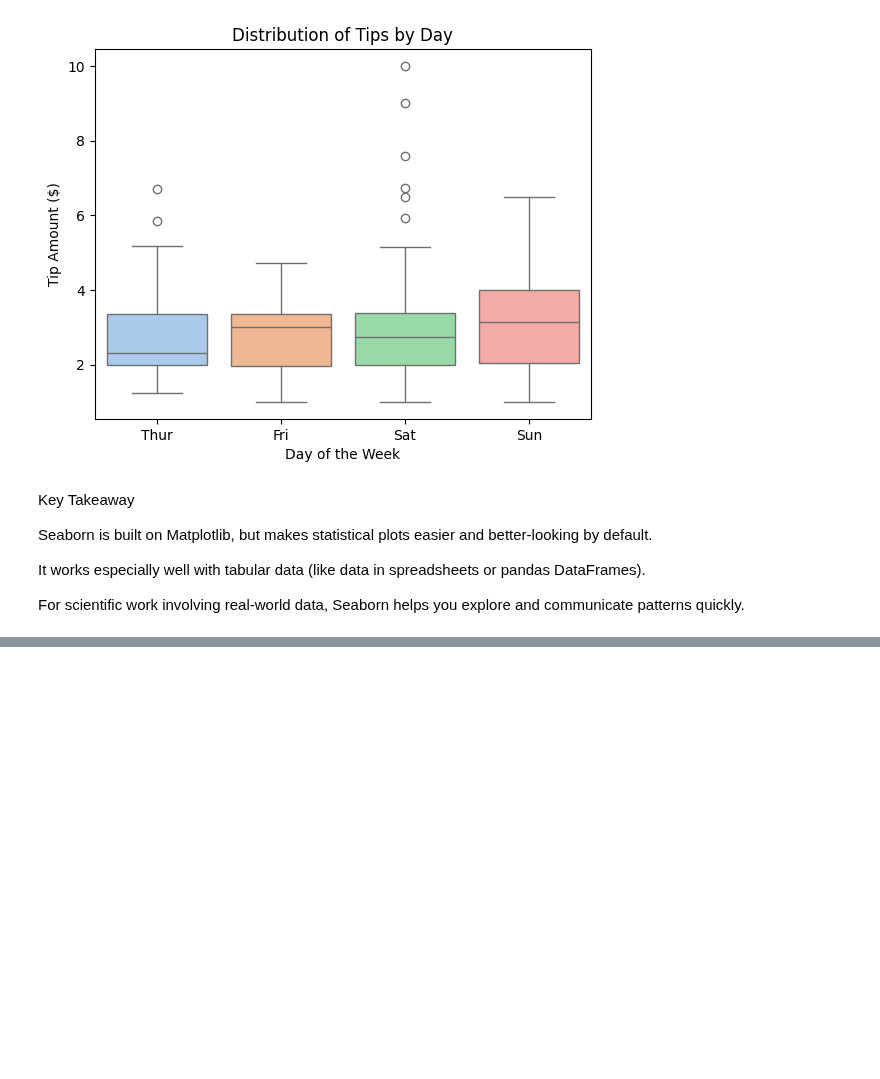
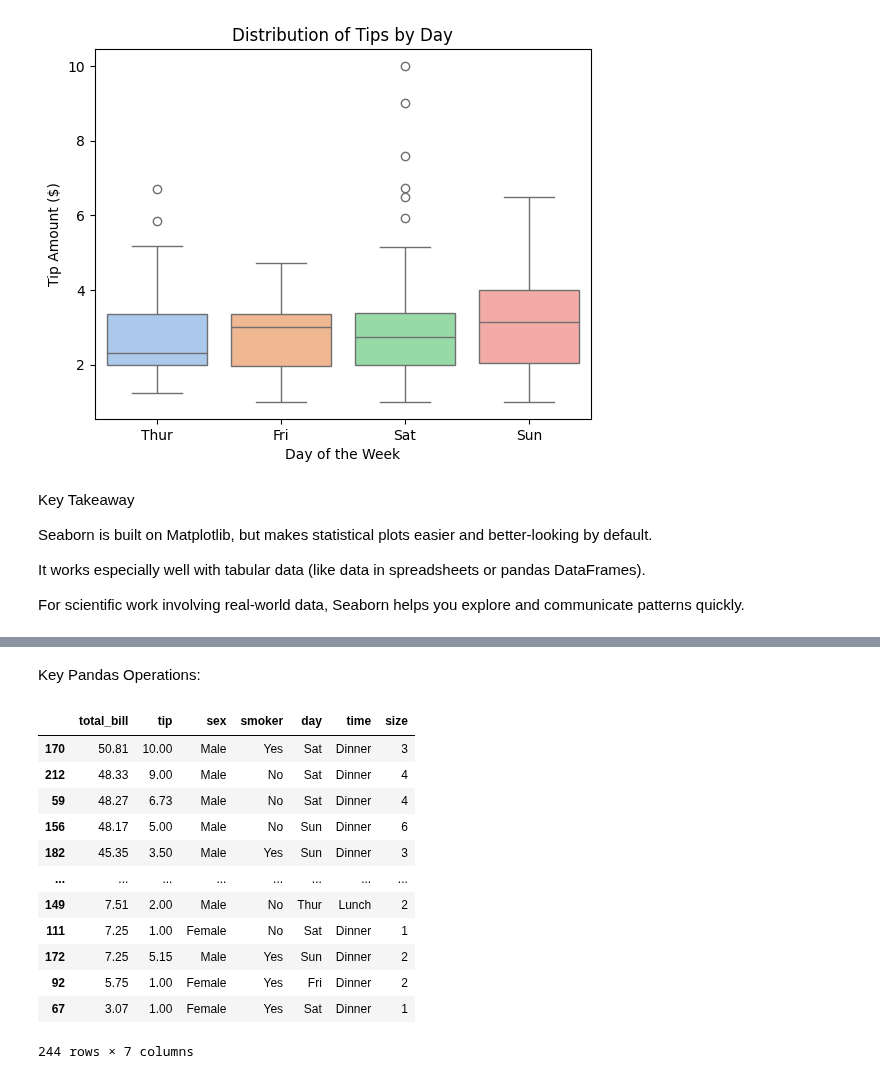
Before and after one commit to dr-bankert-augustana/PHYS_200, a Jupyter notebook: Lessons/Module_1/PHYS_200_Lesson_1_3.ipynb, the cells around one changed output, grey strips where cells are left out. Cells and saved outputs as stored; diff of their text form; code cells hidden in the pictures; blank space fills up the shorter version.

```diff
--- a/Lessons/Module_1/PHYS_200_Lesson_1_3.ipynb
+++ b/Lessons/Module_1/PHYS_200_Lesson_1_3.ipynb
@@ -692,0 +774,11 @@ For scientific work involving real-world data, Seaborn helps you explore and com
+# %%
+import seaborn as sns
+
+# Load built-in dataset
+tips = sns.load_dataset("tips")
+
+# Explore structure
+print("Shape of dataset:", tips.shape)
+print("\nColumn names:", tips.columns.tolist())
+print("\nFirst 5 rows:")
+print(tips.head())
@@ -692,0 +797,31 @@ For scientific work involving real-world data, Seaborn helps you explore and com
+# %% [markdown]
+Key Pandas Operations:
+# %%
+# Summary statistics
+tips.describe()
+
+# Selecting a column
+tips["total_bill"]
+
+# Filtering rows (e.g. only female customers)
+tips[tips["sex"] == "Female"]
+
+# Grouping data
+tips.groupby("day")["tip"].mean()
+
+# Sorting
+tips.sort_values("total_bill", ascending=False)
+# %% [output]
+|  | total_bill | tip | sex | smoker | day | time | size |
+| 170 | 50.81 | 10.00 | Male | Yes | Sat | Dinner | 3 |
+| 212 | 48.33 | 9.00 | Male | No | Sat | Dinner | 4 |
+| 59 | 48.27 | 6.73 | Male | No | Sat | Dinner | 4 |
+| 156 | 48.17 | 5.00 | Male | No | Sun | Dinner | 6 |
+| 182 | 45.35 | 3.50 | Male | Yes | Sun | Dinner | 3 |
+| ... | ... | ... | ... | ... | ... | ... | ... |
+| 149 | 7.51 | 2.00 | Male | No | Thur | Lunch | 2 |
+| 111 | 7.25 | 1.00 | Female | No | Sat | Dinner | 1 |
+| 172 | 7.25 | 5.15 | Male | Yes | Sun | Dinner | 2 |
+| 92 | 5.75 | 1.00 | Female | Yes | Fri | Dinner | 2 |
+| 67 | 3.07 | 1.00 | Female | Yes | Sat | Dinner | 1 |
+244 rows × 7 columns
```
Also changed, not shown: parts of 10 cells of this notebook.
